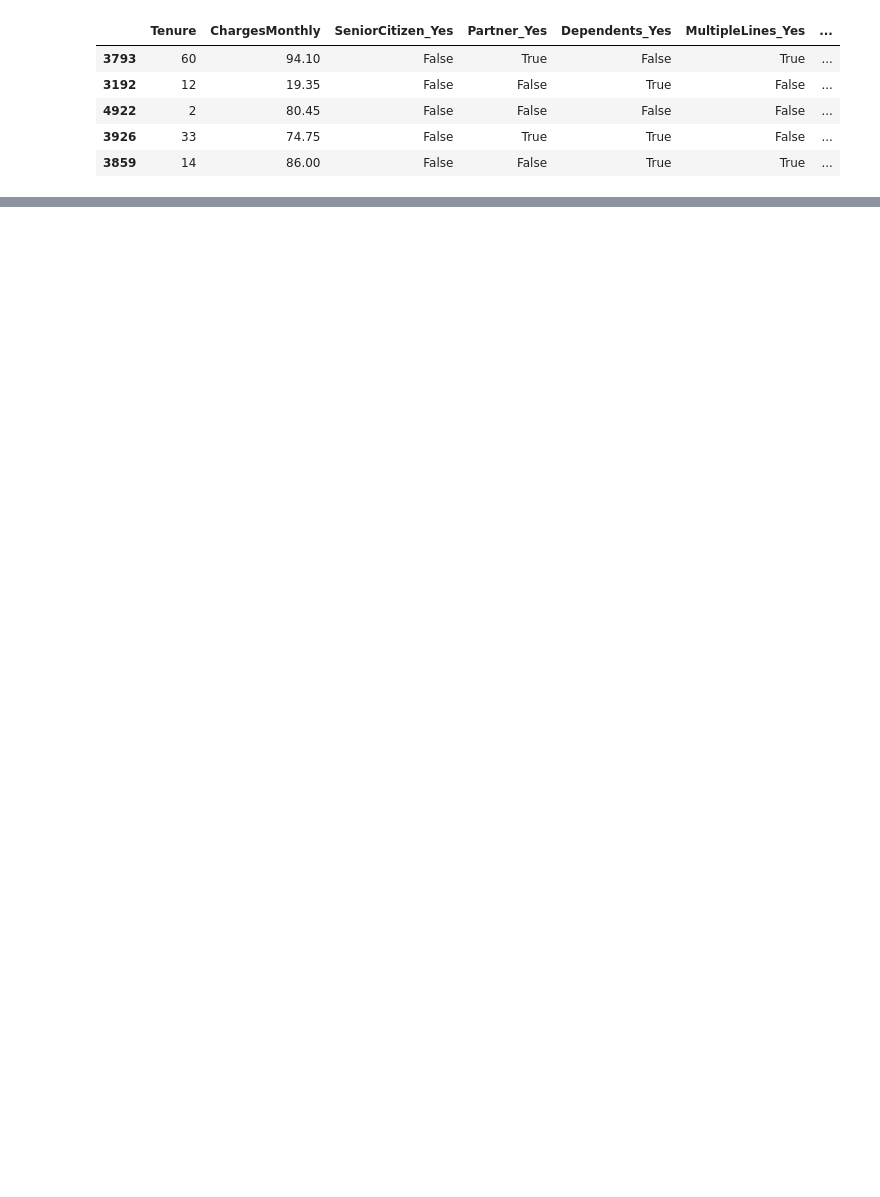
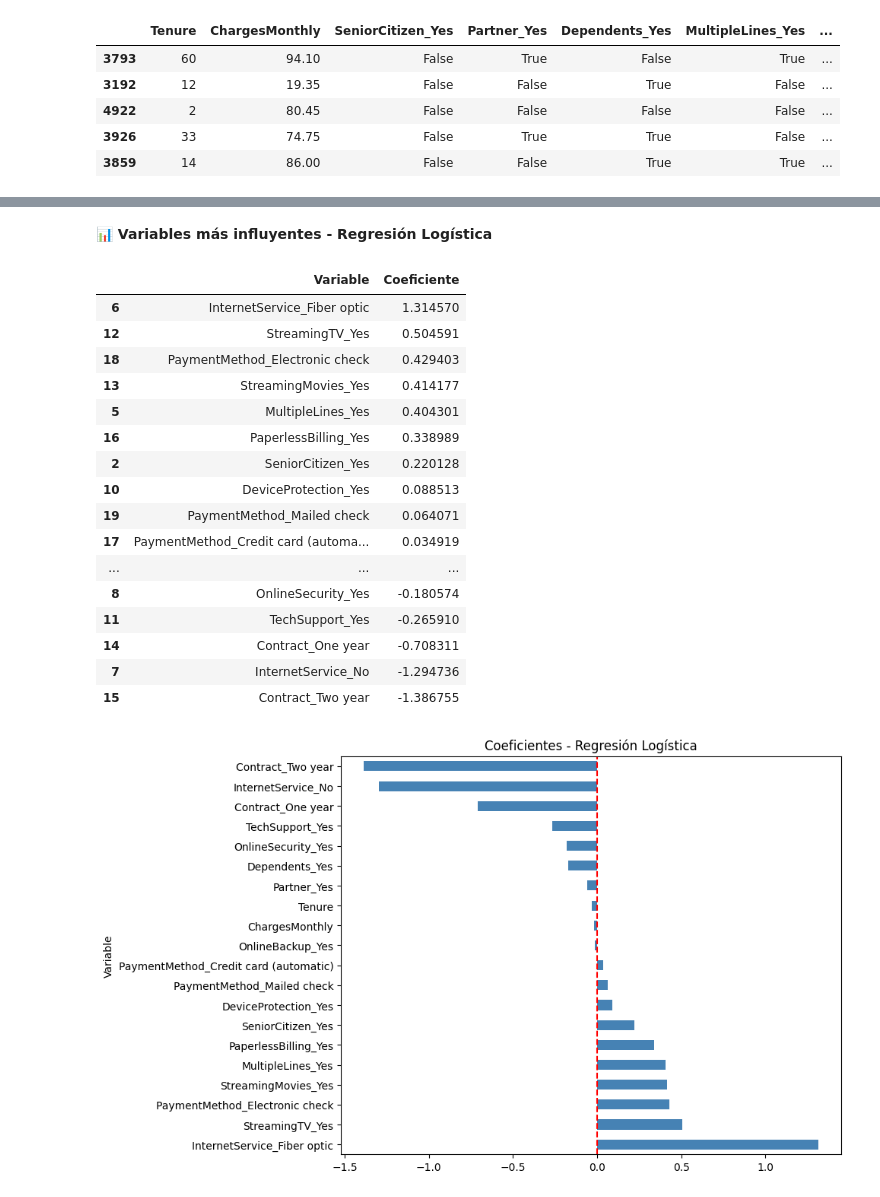
Before and after one commit to rluzav/challenge-data-science-TelecomXLatam-parte2, a Jupyter notebook: Challenge_TelecomX_LATAM_Parte2.ipynb, the cells around one changed output, grey strips where cells are left out. Drawn from its saved outputs; the diff is of its cells as text; code cells hidden in the pictures; blank space fills up the shorter version.

```diff
--- a/Challenge_TelecomX_LATAM_Parte2.ipynb
+++ b/Challenge_TelecomX_LATAM_Parte2.ipynb
@@ -377,0 +569,41 @@ X_train.head()
+# %%
+from IPython.display import display, Markdown
+import pandas as pd
+import matplotlib.pyplot as plt
+
+# ── Coeficientes de la Regresión Logística ──
+coef_df = pd.DataFrame({
+    'Variable': X_train.columns,
+    'Coeficiente': log_model.coef_[0]
+}).sort_values('Coeficiente', ascending=False)
+
+display(Markdown("**📊 Variables más influyentes - Regresión Logística**"))
+display(coef_df)
+
+# Gráfico
+plt.figure(figsize=(10, 6))
+coef_df.set_index('Variable')['Coeficiente'].plot(kind='barh', color='steelblue')
+plt.title('Coeficientes - Regresión Logística')
+plt.axvline(x=0, color='red', linestyle='--')
+plt.tight_layout()
+plt.show()
+# %% [output]
+**📊 Variables más influyentes - Regresión Logística**
+|  | Variable | Coeficiente |
+| 6 | InternetService_Fiber optic | 1.314570 |
+| 12 | StreamingTV_Yes | 0.504591 |
+| 18 | PaymentMethod_Electronic check | 0.429403 |
+| 13 | StreamingMovies_Yes | 0.414177 |
+| 5 | MultipleLines_Yes | 0.404301 |
+| 16 | PaperlessBilling_Yes | 0.338989 |
+| 2 | SeniorCitizen_Yes | 0.220128 |
+| 10 | DeviceProtection_Yes | 0.088513 |
+| 19 | PaymentMethod_Mailed check | 0.064071 |
+| 17 | PaymentMethod_Credit card (automa... | 0.034919 |
+| ... | ... | ... |
+| 8 | OnlineSecurity_Yes | -0.180574 |
+| 11 | TechSupport_Yes | -0.265910 |
+| 14 | Contract_One year | -0.708311 |
+| 7 | InternetService_No | -1.294736 |
+| 15 | Contract_Two year | -1.386755 |
+[figure, added]
```
Also changed, not shown: parts of 20 cells of this notebook.
